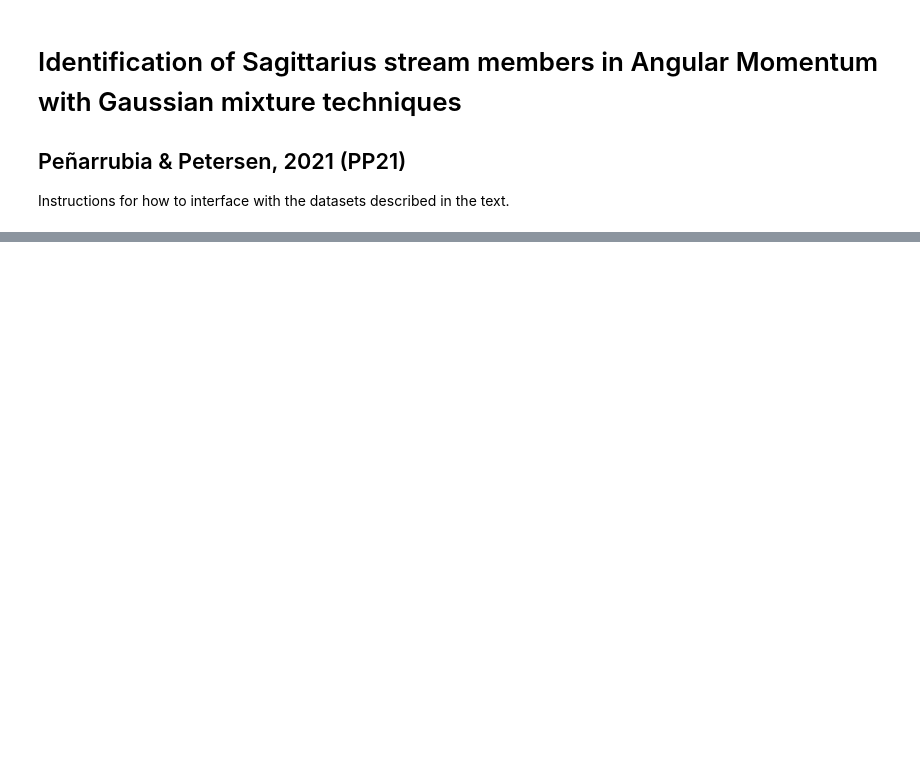
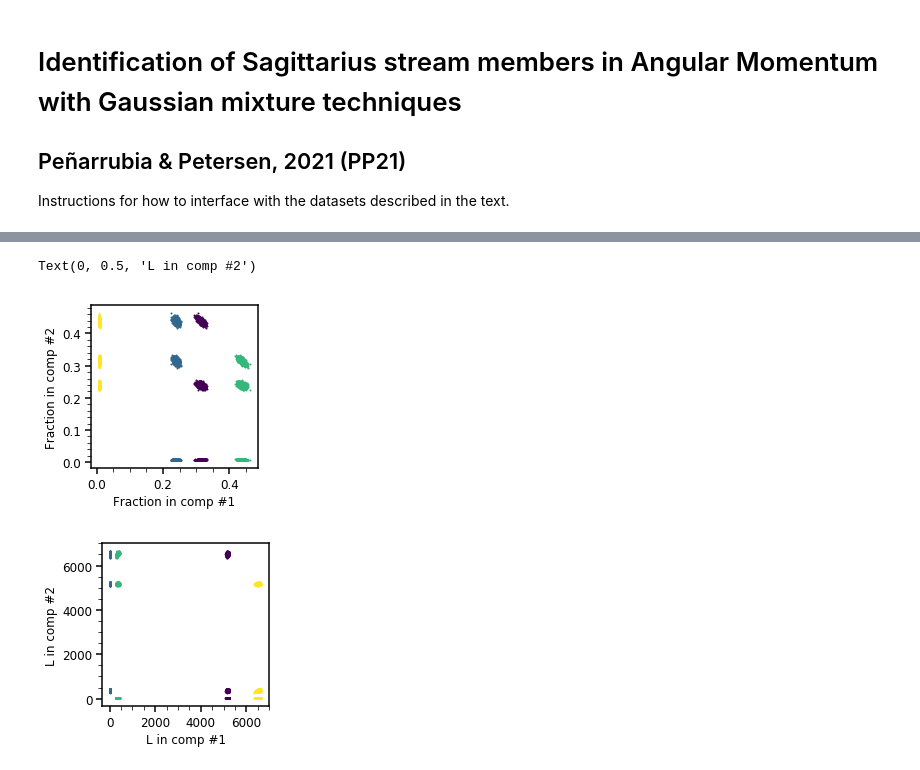
Before and after one commit to michael-petersen/SgrL, a Jupyter notebook: SgrL.ipynb, the cells around one changed output, grey strips where cells are left out. Saved outputs shown, nothing was run; the diff lists cells and outputs as text; code cells hidden in the pictures; blank space fills up the shorter version.

```diff
--- a/SgrL.ipynb
+++ b/SgrL.ipynb
@@ -46,0 +118,13 @@ In PP21, we only fit stars within 20 degrees of the Sagittarius plane. However,
+# %%
+# reproduce Table 1
+print('{0:10s} {1:10s} {2:10s} {3:10s} {4:10s}'.format('Param.','#1 (Sgr)','#2 (GSE)','#3 (smooth)','#4 (OC)'))
+
+params = ['frac','Lx','Ly','Lz','sx','sy','sz']
+for p in params:
+    print('{0:10s} '.format(p),end='')
+    for c in [0,1,2,3]:
+        print('{0:10.3f} '.format(np.nanmedian(P[c][p])),end='')
+        # add uncertainties if you want!
+        #print('+{0:<10.3f} '.format((np.abs(np.nanpercentile(P[c][p],86.)-np.nanpercentile(P[c][p],50.)))),end='')
+        #print('-{0:<10.3f} '.format((np.abs(np.nanpercentile(P[c][p],14.)-np.nanpercentile(P[c][p],50.)))),end='')
+    print('')
@@ -46,0 +140,29 @@ In PP21, we only fit stars within 20 degrees of the Sagittarius plane. However,
+# %%
+# check covariances between components
+cname = ['Sgr','GSE','Halo','OC']
+
+# membership fractions
+plt.figure(figsize=(3,3))
+for ic,c in enumerate([0,1,2,3]):
+    for ic2,c2 in enumerate([0,1,2,3]):
+        if ic==ic2: continue
+        plt.scatter(P[c]['frac'][::5],P[c2]['frac'][::5],color=cm.viridis(ic/3.),s=1.,label=cname[ic])
+
+plt.xlabel('Fraction in comp #1',size=12)
+plt.ylabel('Fraction in comp #2',size=12)
+
+# total angular momentum
+plt.figure(figsize=(3,3))
+for ic,c in enumerate([0,1,2,3]):
+    for ic2,c2 in enumerate([0,1,2,3]):
+        if ic==ic2: continue
+        plt.scatter(P[c]['L'][::5],P[c2]['L'][::5],color=cm.viridis(ic/3.),s=1.,label=cname[ic])
+
+plt.xlabel('L in comp #1',size=12)
+plt.ylabel('L in comp #2',size=12)
+
+# some covariances in membership fractions -- but very mild overall.
+# %% [output]
+Text(0, 0.5, 'L in comp #2')
+[figure, added]
+[figure, added]
```
Also changed, not shown: parts of 10 cells of this notebook, 5 other files.
